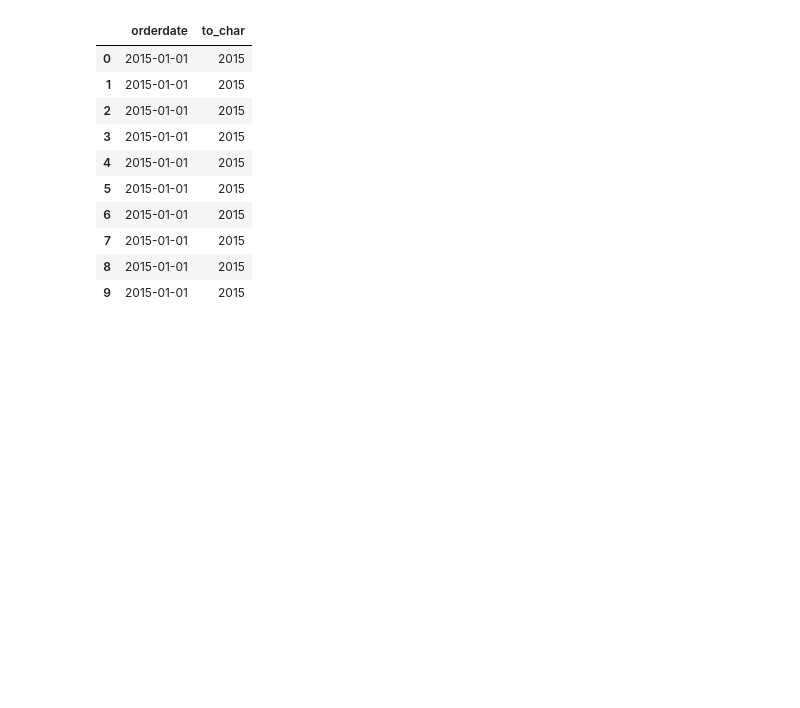
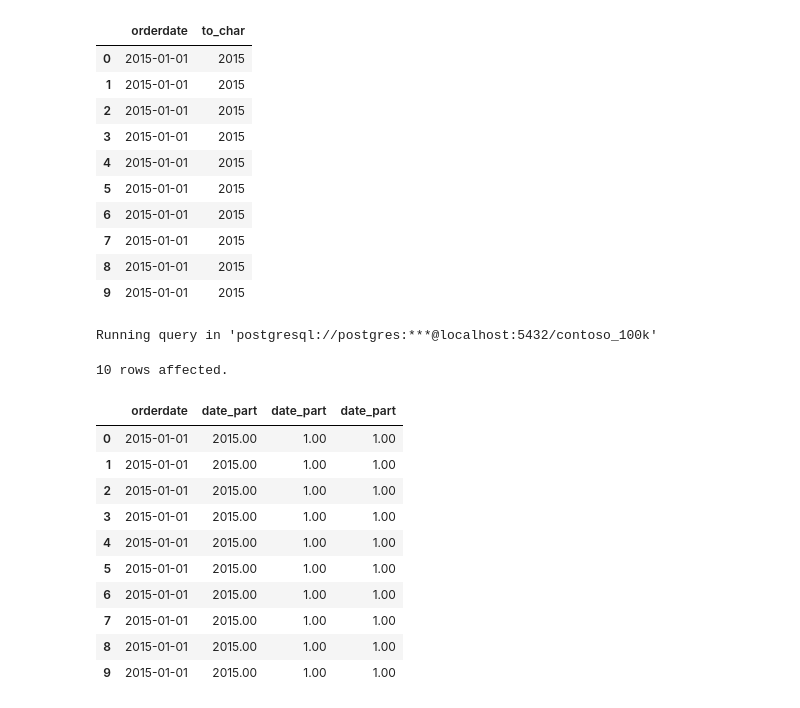
Before and after one commit to nikhilsinh07/SQL-practice, a Jupyter notebook: Resources/Blank_SQL_Notebook.ipynb, the cells around one changed output. Cells and saved outputs as stored; diff of their text form; code cells hidden in the pictures; blank space fills up the shorter version.

```diff
--- a/Resources/Blank_SQL_Notebook.ipynb
+++ b/Resources/Blank_SQL_Notebook.ipynb
@@ -77,3 +77,27 @@ Running query in 'postgresql://postgres:***@localhost:5432/contoso_100k'
 | 7 | 2015-01-01 | 2015 |
 | 8 | 2015-01-01 | 2015 |
 | 9 | 2015-01-01 | 2015 |
+# %%
+%%sql
+
+select
+orderdate,
+date_part('year',orderdate),
+date_part('month',orderdate),
+date_part('day',orderdate)
+from sales
+limit 10
+# %% [output]
+Running query in 'postgresql://postgres:***@localhost:5432/contoso_100k'
+10 rows affected.
+|  | orderdate | date_part | date_part | date_part |
+| 0 | 2015-01-01 | 2015.00 | 1.00 | 1.00 |
+| 1 | 2015-01-01 | 2015.00 | 1.00 | 1.00 |
+| 2 | 2015-01-01 | 2015.00 | 1.00 | 1.00 |
+| 3 | 2015-01-01 | 2015.00 | 1.00 | 1.00 |
+| 4 | 2015-01-01 | 2015.00 | 1.00 | 1.00 |
+| 5 | 2015-01-01 | 2015.00 | 1.00 | 1.00 |
+| 6 | 2015-01-01 | 2015.00 | 1.00 | 1.00 |
+| 7 | 2015-01-01 | 2015.00 | 1.00 | 1.00 |
+| 8 | 2015-01-01 | 2015.00 | 1.00 | 1.00 |
+| 9 | 2015-01-01 | 2015.00 | 1.00 | 1.00 |
```
Also changed, not shown: parts of 1 cell of this notebook.
